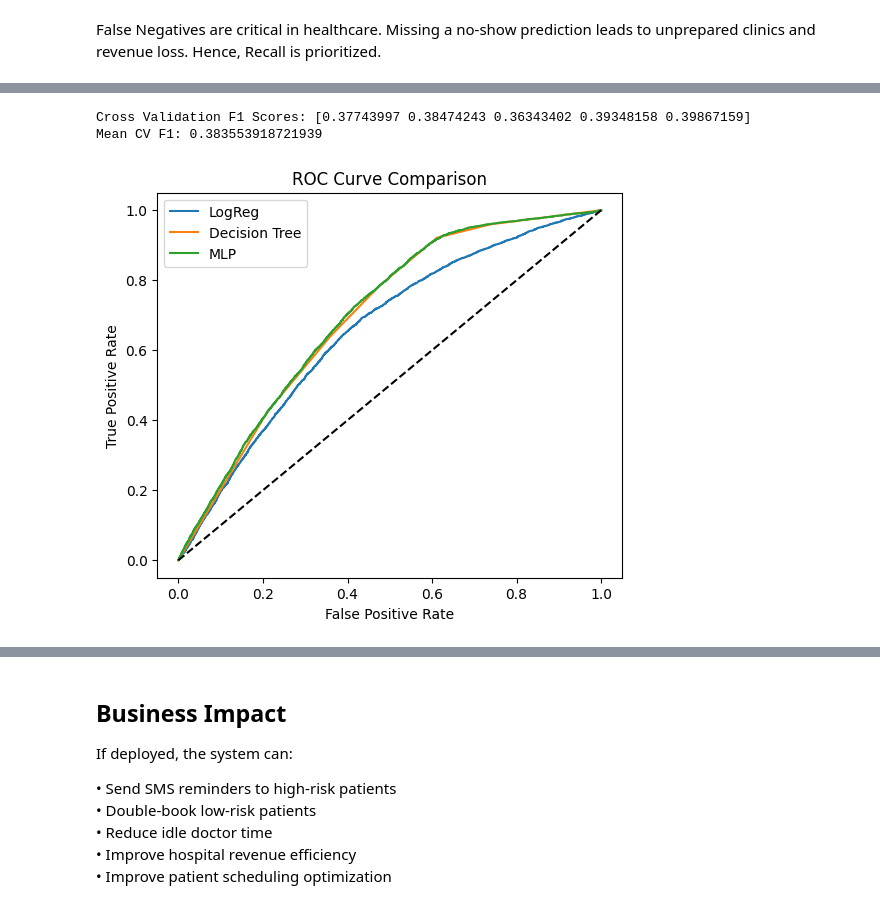
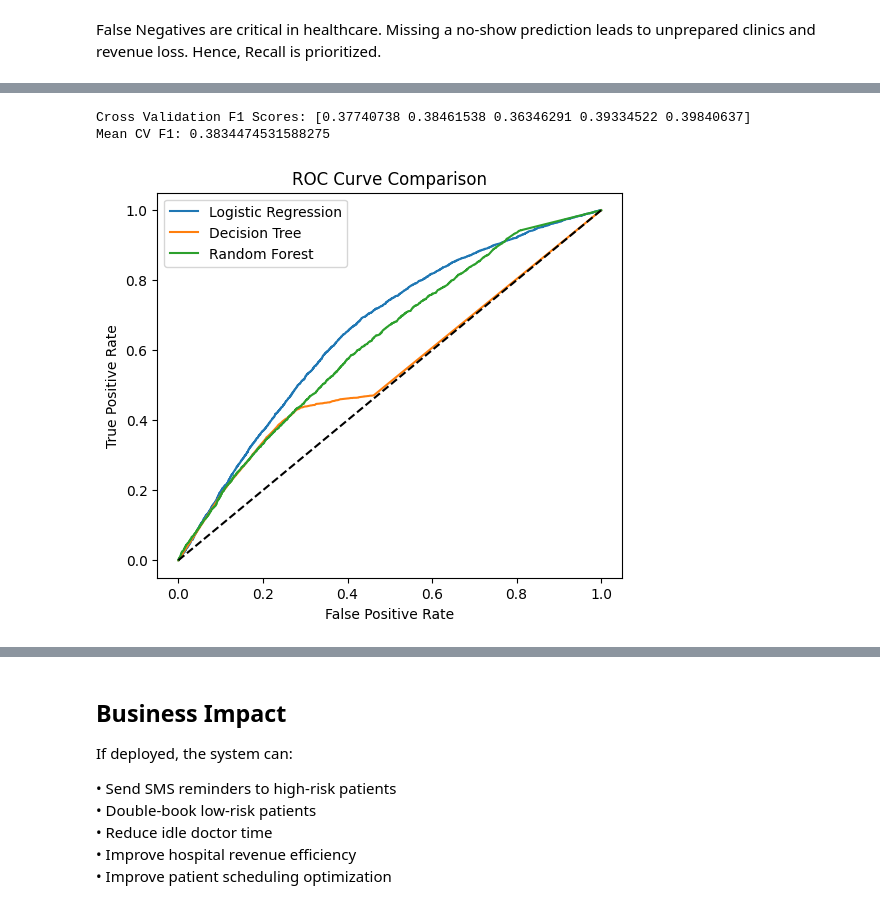
Before and after one commit to Priyal-2005/GenAI-clinical-no-show-prediction, a Jupyter notebook: notebook/GenAI_MidSem_Project_4.ipynb, the cells around one changed output, grey strips where cells are left out. Cells and saved outputs as stored; diff of their text form; code cells hidden in the pictures.

```diff
--- a/notebook/GenAI_MidSem_Project_4.ipynb
+++ b/notebook/GenAI_MidSem_Project_4.ipynb
@@ -293,14 +270,20 @@ Best Tree Params: {'max_depth': 3, 'min_samples_split': 2}
-# %%
-# Model 3: MLP
-mlp_model = MLPClassifier(
-    hidden_layer_sizes=(64, 32),   # 2 hidden layers
-    activation='relu',
-    solver='adam',
-    max_iter=300,
-    random_state=42
-)
-
-mlp_model.fit(X_train_scaled, y_train)
-
-y_pred_mlp = mlp_model.predict(X_test_scaled)
-y_prob_mlp = mlp_model.predict_proba(X_test_scaled)[:,1]
+# %%
+# Model 2: Decision Tree
+tree_model = DecisionTreeClassifier(
+    class_weight='balanced',
+    random_state=42
+)
+tree_model.fit(X_train, y_train)
+
+y_pred_tree = tree_model.predict(X_test)
+y_prob_tree = tree_model.predict_proba(X_test)[:, 1]
+# %%
+# Model 3: Random Forest
+rf_model = RandomForestClassifier(
+    class_weight='balanced',
+    random_state=42
+)
+rf_model.fit(X_train, y_train)
+
+y_pred_rf = rf_model.predict(X_test)
+y_prob_rf = rf_model.predict_proba(X_test)[:, 1]
@@ -422,13 +445,14 @@ False Negatives: 922
 # %%
-from sklearn.model_selection import cross_val_score
+from sklearn.pipeline import Pipeline
 
-# Scale full dataset before CV (important)
-scaler_full = StandardScaler()
-X_scaled_full = scaler_full.fit_transform(X)
+pipeline = Pipeline([
+    ('scaler', StandardScaler()),
+    ('model', LogisticRegression(class_weight='balanced', max_iter=1000))
+])
 
 cv_scores = cross_val_score(
-    LogisticRegression(class_weight='balanced', max_iter=1000),
-    X_scaled_full,
+    pipeline,
+    X,
     y,
     cv=5,
     scoring='f1'
@@ -437,28 +461,28 @@ cv_scores = cross_val_score(
 print("Cross Validation F1 Scores:", cv_scores)
 print("Mean CV F1:", cv_scores.mean())
 # %% [output]
-Cross Validation F1 Scores: [0.37743997 0.38474243 0.36343402 0.39348158 0.39867159]
-Mean CV F1: 0.383553918721939
+Cross Validation F1 Scores: [0.37740738 0.38461538 0.36346291 0.39334522 0.39840637]
+Mean CV F1: 0.3834474531588275
 # %%
 from sklearn.metrics import roc_curve
 
 fpr_log, tpr_log, _ = roc_curve(y_test, y_prob_log)
 fpr_tree, tpr_tree, _ = roc_curve(y_test, y_prob_tree)
-fpr_mlp, tpr_mlp, _ = roc_curve(y_test, y_prob_mlp)
+fpr_rf, tpr_rf, _ = roc_curve(y_test, y_prob_rf)
 
 plt.figure(figsize=(6,5))
 
-plt.plot(fpr_log, tpr_log, label="LogReg")
+plt.plot(fpr_log, tpr_log, label="Logistic Regression")
 plt.plot(fpr_tree, tpr_tree, label="Decision Tree")
-plt.plot(fpr_mlp, tpr_mlp, label="MLP")
+plt.plot(fpr_rf, tpr_rf, label="Random Forest")
 
-plt.plot([0,1],[0,1],'k--')
+plt.plot([0,1], [0,1], 'k--')
 
 plt.xlabel("False Positive Rate")
 plt.ylabel("True Positive Rate")
 plt.title("ROC Curve Comparison")
 plt.legend()
 plt.show()
 # %% [output]
-[figure, old version]
+[figure, new version]
 # %%
```
Also changed, not shown: parts of 23 cells of this notebook, 1 other file.
